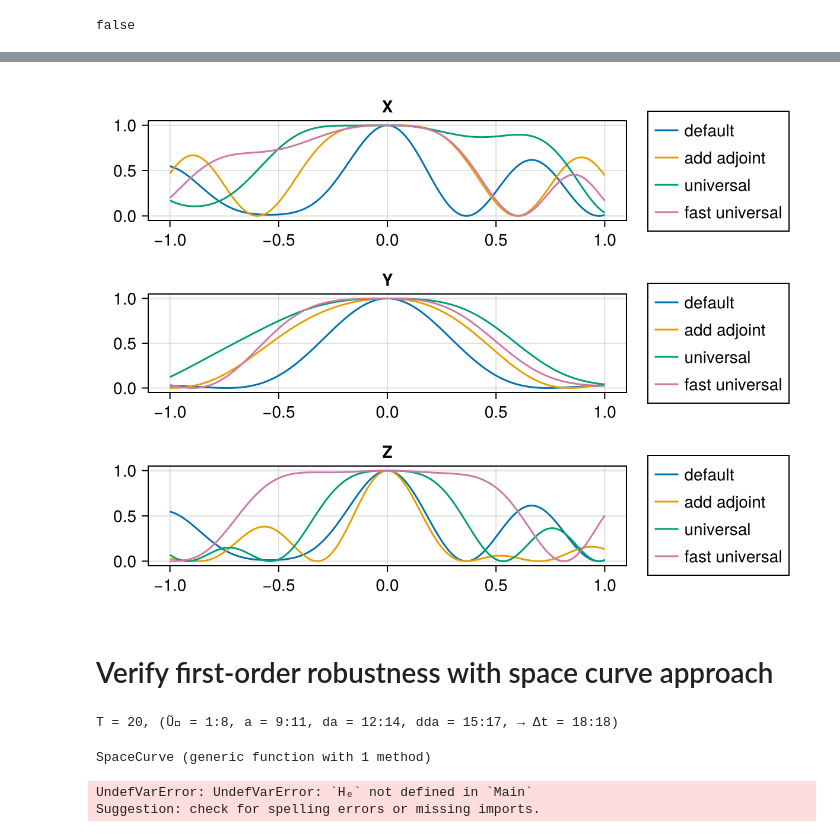
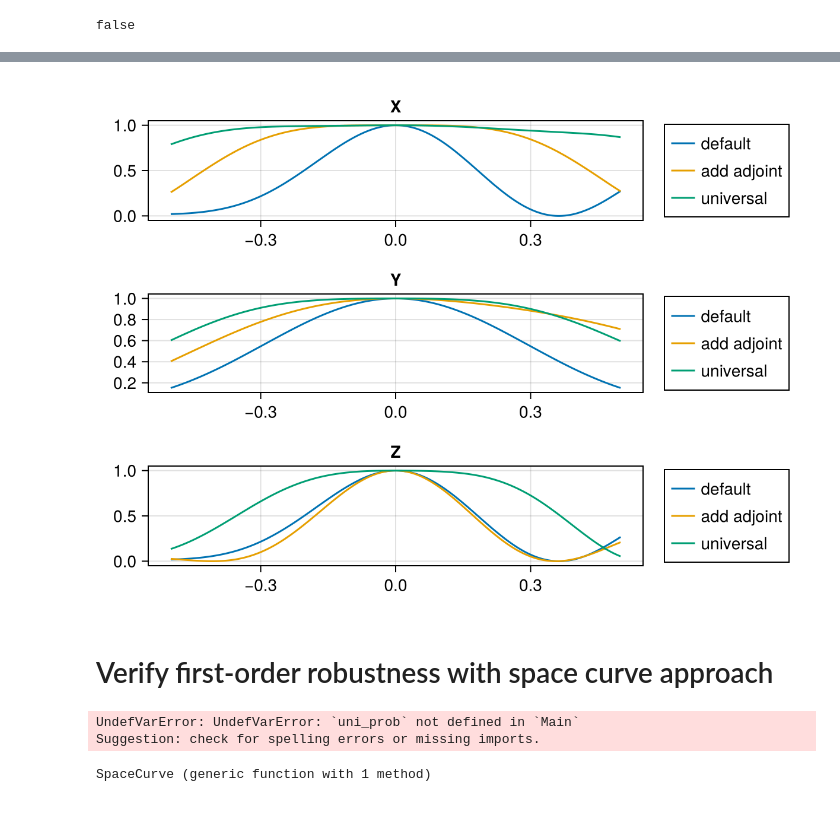
Before and after one commit to samafine1/notebooks, a Jupyter notebook: src/uni_robust_comp_fast.ipynb, the cells around one changed output, grey strips where cells are left out. Drawn from its saved outputs; the diff is of its cells as text; code cells hidden in the pictures.

```diff
--- a/src/uni_robust_comp_fast.ipynb
+++ b/src/uni_robust_comp_fast.ipynb
@@ -63,21 +64,30 @@ X_drive === H_drive[1]
 false
 # %%
 Random.seed!(5)
-uni_prob = UnitaryUniversalProblem(
+
+t_uni_prob = UnitaryUniversalProblem(
     sys, U_goal, T, Δt;
+    activate_hyperspeed=true,
     piccolo_options=piccolo_opts
     )
+solve!(t_uni_prob, max_iter=250, print_level=5, options=IpoptOptions(eval_hessian=false))
+solve!(t_uni_prob, max_iter=30, print_level=5)
 
-solve!(uni_prob, max_iter=500, print_level=5, options=IpoptOptions(eval_hessian=false))
-solve!(uni_prob, max_iter=20, print_level=5)
+# uni_prob = UnitaryUniversalProblem(
+#     sys, U_goal, T, Δt;
+#     piccolo_options=piccolo_opts
+#     )
 
-f_uni_prob = UnitaryUniversalProblem(
-    sys, U_goal, T, Δt;
-    activate_speedboost=true,
-    piccolo_options=piccolo_opts
-    )
-solve!(f_uni_prob, max_iter=500, print_level=5, options=IpoptOptions(eval_hessian=false))
-solve!(f_uni_prob, max_iter=20, print_level=5)
+# solve!(uni_prob, max_iter=500, print_level=5, options=IpoptOptions(eval_hessian=false))
+# solve!(uni_prob, max_iter=20, print_level=5)
+
+# f_uni_prob = UnitaryUniversalProblem(
+#     sys, U_goal, T, Δt;
+#     activate_speedboost=true,
+#     piccolo_options=piccolo_opts
+#     )
+# solve!(f_uni_prob, max_iter=500, print_level=5, options=IpoptOptions(eval_hessian=false))
+# solve!(f_uni_prob, max_iter=20, print_level=5)
 
 # rf_uni_prob = UnitaryUniversalProblem(
 # sys, U_goal, T, Δt;
@@ -88,8 +98,8 @@ solve!(f_uni_prob, max_iter=20, print_level=5)
 
 #Default
 def = UnitarySmoothPulseProblem(sys, U_goal, T, Δt; Q_t=1.0)
-solve!(def, max_iter=500, print_level=1, options=IpoptOptions(eval_hessian=false))
-solve!(def, max_iter=20, print_level=5)
+# solve!(def, max_iter=500, print_level=1, options=IpoptOptions(eval_hessian=false))
+solve!(def, max_iter=150, print_level=5)
 
 #Adjoint
 ∂ₑHₐ = PAULIS.X
@@ -241,48 +273,51 @@ axY = Axis(f[2, 1], title = "Y")
 axZ = Axis(f[3, 1], title = "Z")
 
 colors = Makie.wong_colors()
-εs = -1:0.01:1
+εs = -0.5:0.001:0.5
 
 basis = [PAULIS.X, PAULIS.Y, PAULIS.Z]
 
 axes_paulis = [
     (axX, PAULIS.X),
     (axY, PAULIS.Y),
     (axZ, PAULIS.Z),
 ]
 
 problems = [
     (def,        "default"),
     (varadd_prob, "add adjoint"),
-    (uni_prob,   "universal"),
-    (f_uni_prob, "fast universal"),
-    # (rf_uni_prob,"really fast universal"),
+    # (uni_prob,   "universal"),
+    # (f_uni_prob, "fast universal"),
+    (t_uni_prob,"universal"),
 ]
 
 # Helper to compute the curve once per (problem, Pauli)
 fidelity_curve(prob, pauli) = [unitary_rollout_fidelity(prob.trajectory, QuantumSystem(ε * pauli, basis)) for ε in εs]
 
 # Plot everything with two compact loops
 for (ax, pauli) in axes_paulis
     for (i, (prob, label)) in enumerate(problems)
         ys = fidelity_curve(prob, pauli)
         lines!(ax, εs, ys; label = label, color = colors[i], linestyle = :solid)
     end
 end
 
 Legend(f[1, 2], axX, position = :lb)
 Legend(f[2, 2], axY, position = :lb)
 Legend(f[3, 2], axZ, position = :lb)
 
 f
 # %% [output]
-[figure, old version]
+[figure, new version]
 # %% [markdown]
 # Verify first-order robustness with space curve approach
 # %%
 uni_prob.trajectory
+f_uni_prob.trajectory
+t_uni_prob.trajectory
 # %% [output]
-T = 20, (Ũ⃗ = 1:8, a = 9:11, da = 12:14, dda = 15:17, → Δt = 18:18)
+UndefVarError: UndefVarError: `uni_prob` not defined in `Main`
+Suggestion: check for spelling errors or missing imports.
 # %%
 using NamedTrajectories
 
@@ -309,9 +348,8 @@ SpaceCurve (generic function with 1 method)
 # %%
-uni_curve = SpaceCurve(uni_traj, U_goal, Hₑ)
-default_curve = SpaceCurve(default_traj, U_goal, Hₑ)
+# uni_curve = SpaceCurve(uni_traj, U_goal, Hₑ)
+# f_uni_curve = SpaceCurve(f_uni_traj, U_goal, Hₑ)
+# t_uni_curve = SpaceCurve(t_uni_traj, U_goal, Hₑ)
+# default_curve = SpaceCurve(default_traj, U_goal, Hₑ)
-# %% [output]
-UndefVarError: UndefVarError: `Hₑ` not defined in `Main`
-Suggestion: check for spelling errors or missing imports.
 # %%
 using CairoMakie
 const CM = CairoMakie
```
Also changed, not shown: parts of 12 cells of this notebook, 4 other files.
